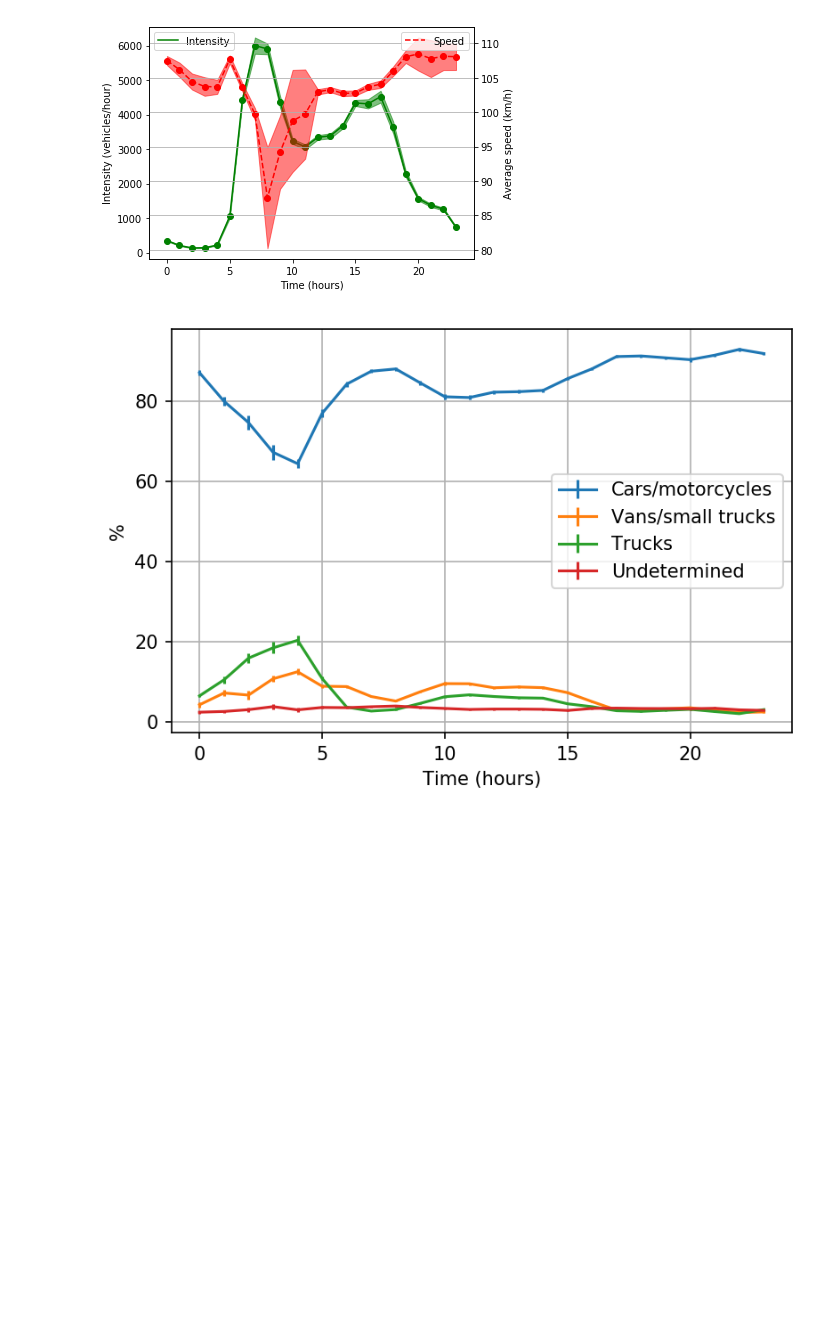
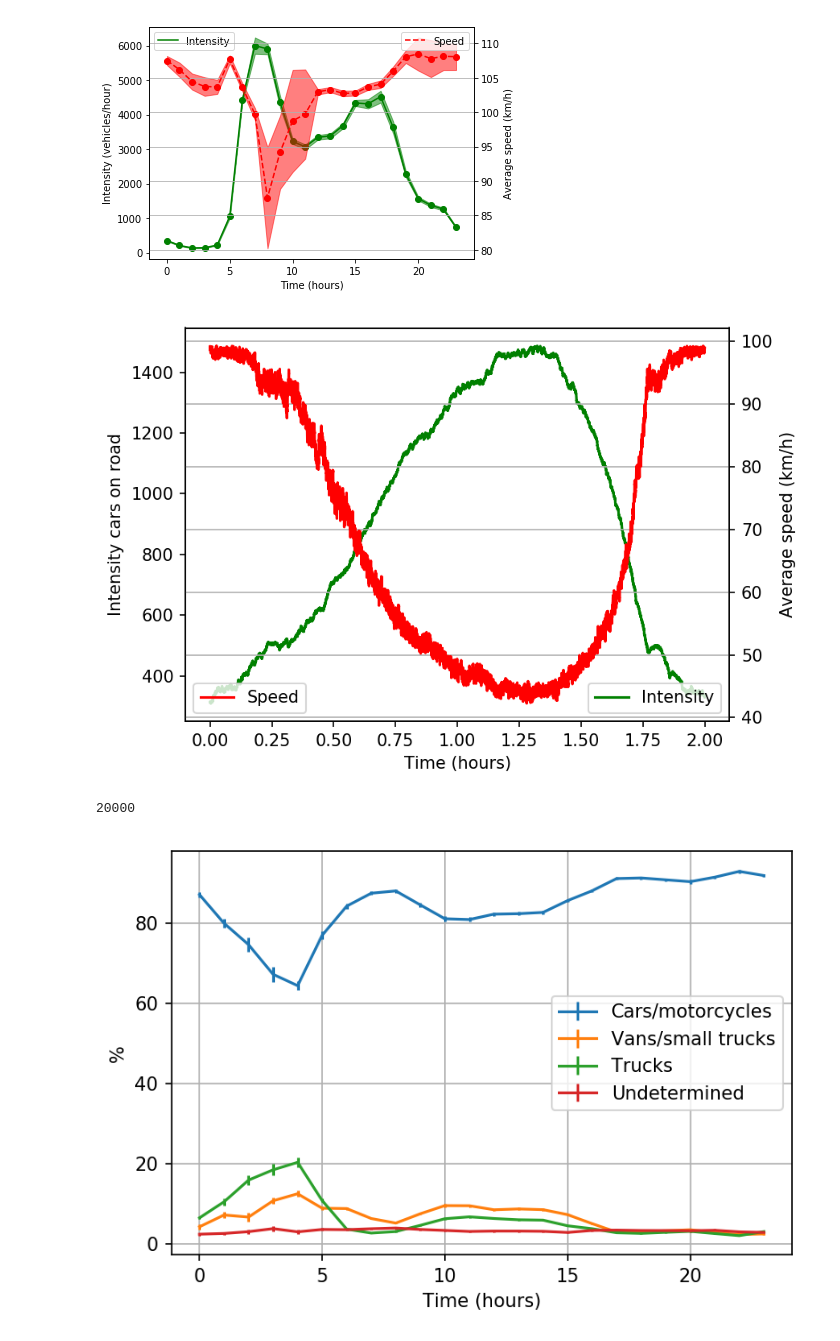
Before and after one commit to CoenHoningh/ABM, a Jupyter notebook: Data-analysis/Data-analysis.ipynb, the cells around one changed output. Saved outputs shown, nothing was run; the diff lists cells and outputs as text; code cells hidden in the pictures; blank space fills up the shorter version.

```diff
--- a/Data-analysis/Data-analysis.ipynb
+++ b/Data-analysis/Data-analysis.ipynb
@@ -153,6 +153,34 @@ fig.tight_layout()
 plt.show()
 # %% [output]
 [figure]
+# %%
+path = '../runs/snelheden_1.csv'
+speed_int = pd.read_csv(path)
+speed_int.head()
+fig, ax1 = plt.subplots()
+x_ax = np.linspace(0, 2, len(speed_int))
+
+ax1.set_xlabel('Time (hours)')
+ax1.set_ylabel("Intensity cars on road")
+ax1.plot(x_ax, speed_int['Cars_in_lane'], c='g')
+ax1.tick_params(axis='y')
+ax1.legend(("Intensity",), loc = 4)
+
+
+ax2 = ax1.twinx()
+ax2.set_ylabel('Average speed (km/h)')
+ax2.plot(x_ax, speed_int['Avg_speed'], c='r')
+ax2.tick_params(axis='y')
+ax2.legend(('Speed',))
+plt.grid(True)
+fig.tight_layout()
+plt.show()
+# %% [output]
+[figure, added]
+# %%
+len(speed_int)
+# %% [output]
+20000
 # %%
 #Plotting the vehicle distribution
 cars = np.asarray(average['Motor/personenauto (%)'].tolist())
```
Also changed, not shown: 3 other files.
